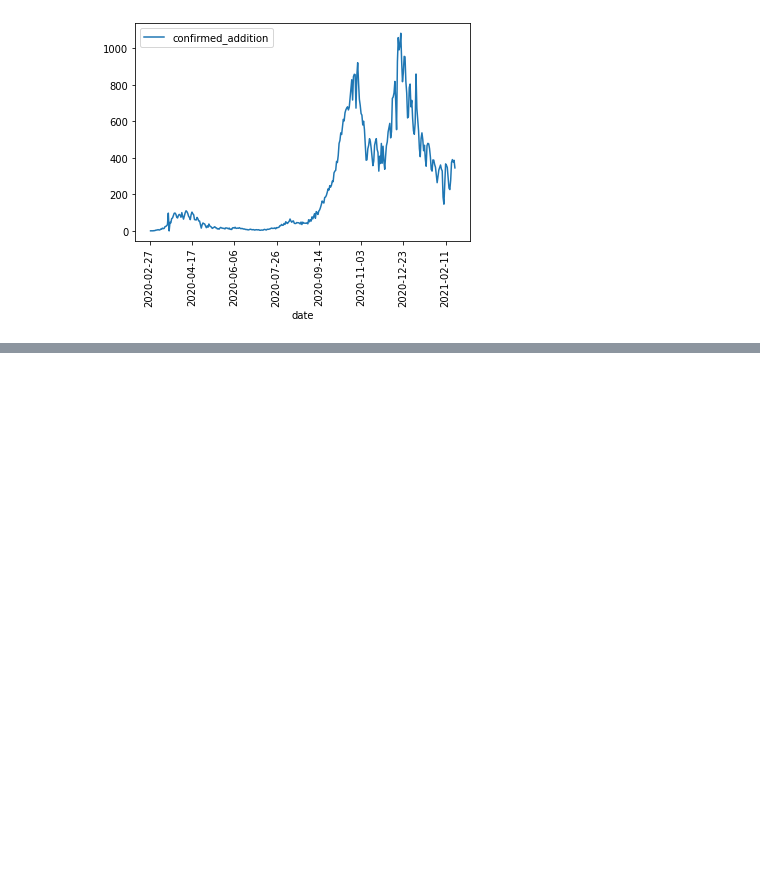
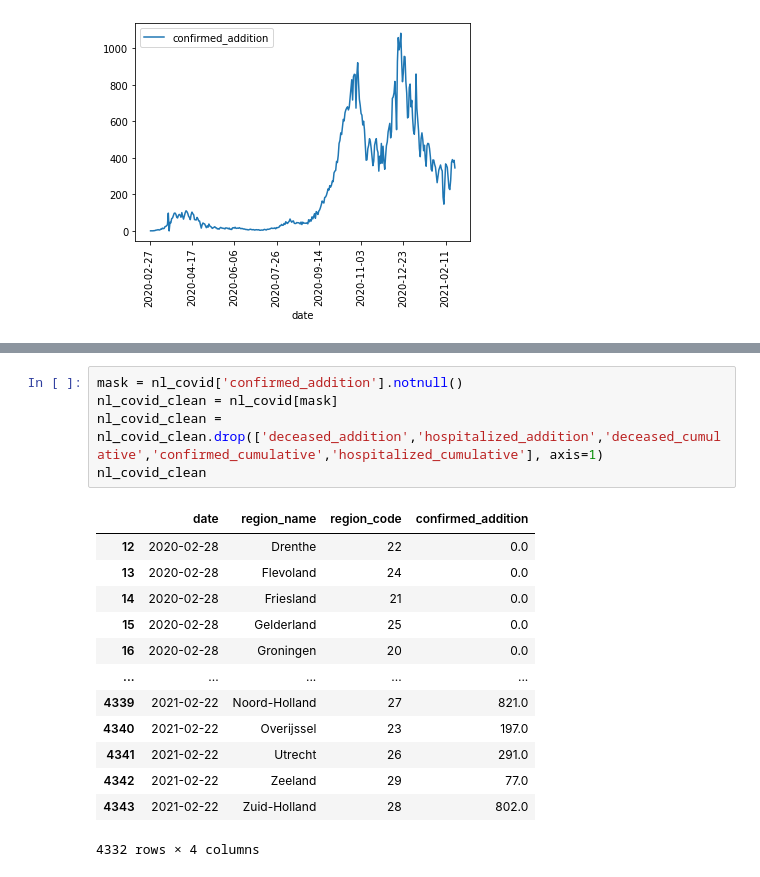
Before and after one commit to Javh2138/fyp2021p02g16, a Jupyter notebook: Notebooks/Fyp2021p02g16.ipynb, the cells around one changed output, grey strips where cells are left out. Drawn from its saved outputs; the diff is of its cells as text; blank space fills up the shorter version.

```diff
--- a/Notebooks/Fyp2021p02g16.ipynb
+++ b/Notebooks/Fyp2021p02g16.ipynb
@@ -188,0 +219,19 @@ nl_covid_by_day.loc[:,'confirmed_addition'].plot.line(rot=90).legend(loc='upper
+# %%
+mask = nl_covid['confirmed_addition'].notnull()
+nl_covid_clean = nl_covid[mask]
+nl_covid_clean = nl_covid_clean.drop(['deceased_addition','hospitalized_addition','deceased_cumulative','confirmed_cumulative','hospitalized_cumulative'], axis=1)
+nl_covid_clean
+# %% [output]
+|  | date | region_name | region_code | confirmed_addition |
+| 12 | 2020-02-28 | Drenthe | 22 | 0.0 |
+| 13 | 2020-02-28 | Flevoland | 24 | 0.0 |
+| 14 | 2020-02-28 | Friesland | 21 | 0.0 |
+| 15 | 2020-02-28 | Gelderland | 25 | 0.0 |
+| 16 | 2020-02-28 | Groningen | 20 | 0.0 |
+| ... | ... | ... | ... | ... |
+| 4339 | 2021-02-22 | Noord-Holland | 27 | 821.0 |
+| 4340 | 2021-02-22 | Overijssel | 23 | 197.0 |
+| 4341 | 2021-02-22 | Utrecht | 26 | 291.0 |
+| 4342 | 2021-02-22 | Zeeland | 29 | 77.0 |
+| 4343 | 2021-02-22 | Zuid-Holland | 28 | 802.0 |
+4332 rows × 4 columns
```
Also changed, not shown: parts of 8 cells of this notebook.
